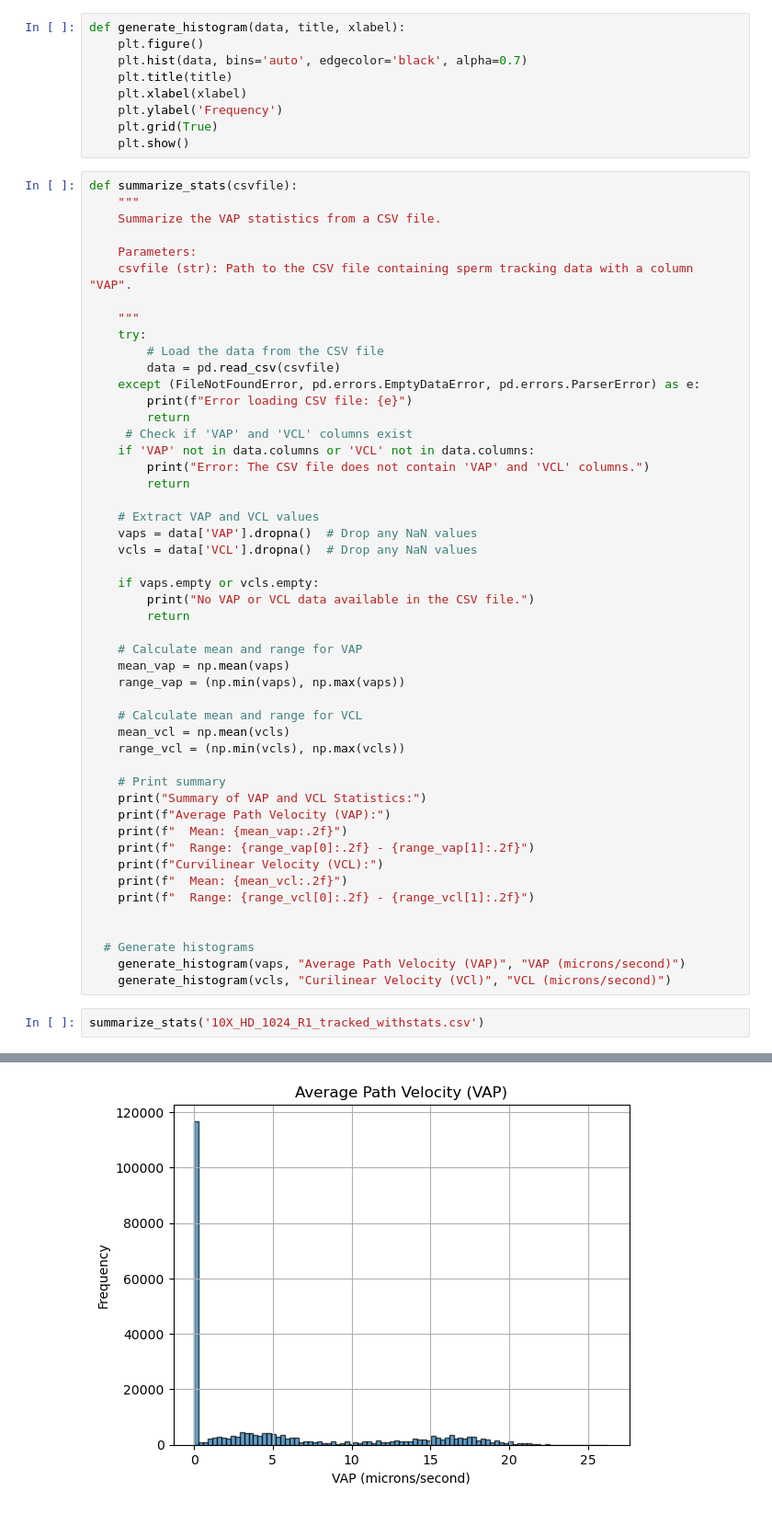
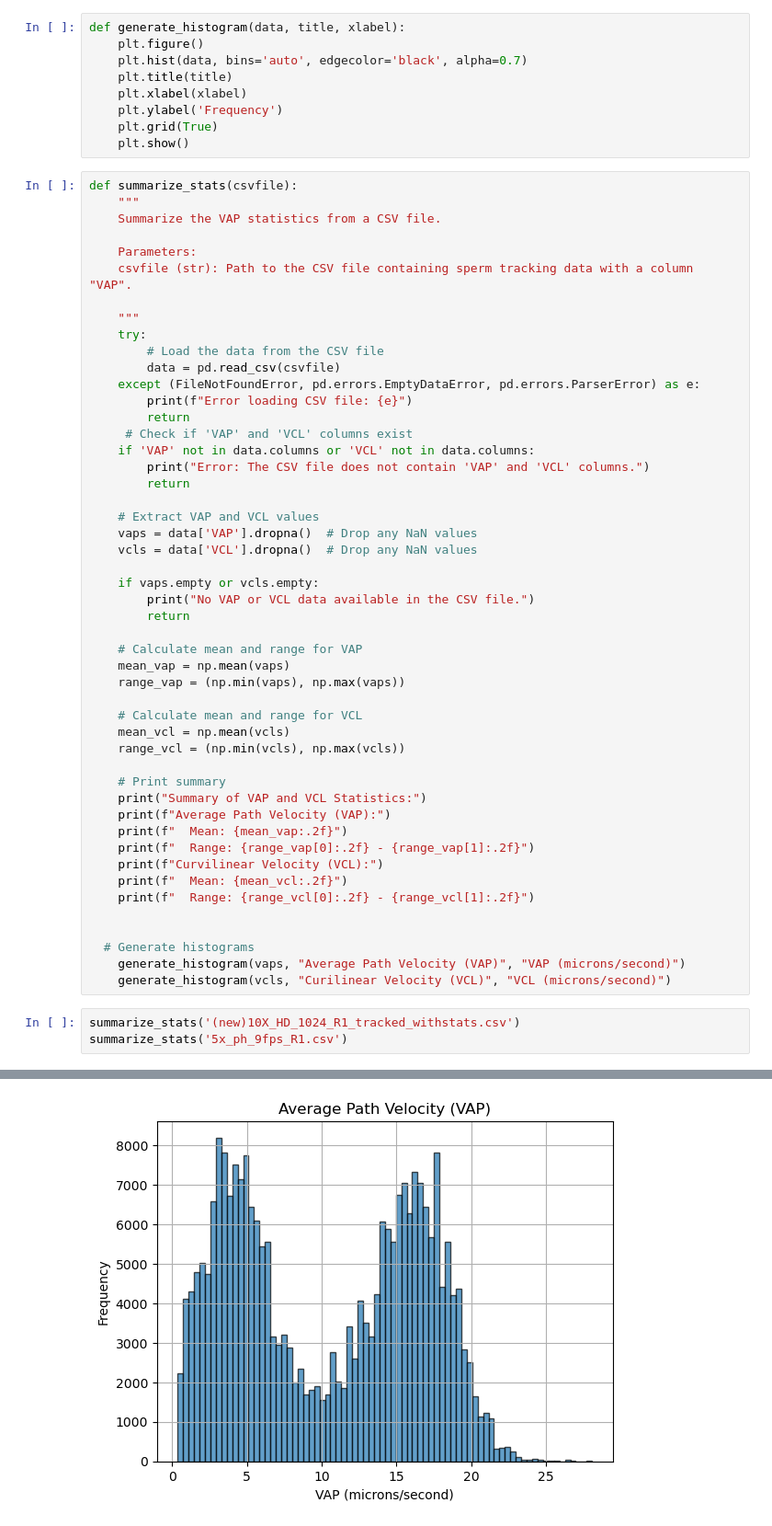
Before and after one commit to CAS-ReproLab/Sperm_Object_Tracking, a Jupyter notebook: UnifiedFramework/summarized_stats_new.ipynb, the cells around one changed output, grey strips where cells are left out. Shown at 92% size. Drawn from its saved outputs; the diff is of its cells as text.

```diff
--- a/UnifiedFramework/summarized_stats_new.ipynb
+++ b/UnifiedFramework/summarized_stats_new.ipynb
@@ -59,9 +79,10 @@ def summarize_stats(csvfile):
 
   # Generate histograms
     generate_histogram(vaps, "Average Path Velocity (VAP)", "VAP (microns/second)")
-    generate_histogram(vcls, "Curilinear Velocity (VCl)", "VCL (microns/second)")
+    generate_histogram(vcls, "Curilinear Velocity (VCL)", "VCL (microns/second)")
 # %%
-summarize_stats('10X_HD_1024_R1_tracked_withstats.csv')
+summarize_stats('(new)10X_HD_1024_R1_tracked_withstats.csv')
+summarize_stats('5x_ph_9fps_R1.csv')
 # %% [output]
 Summary of VAP and VCL Statistics:
 Average Path Velocity (VAP):
@@ -73 +94 @@ Curvilinear Velocity (VCL):
-[figure, old version]
+[figure, new version]
```
Also changed, not shown: parts of 3 cells of this notebook, 1 other file.
